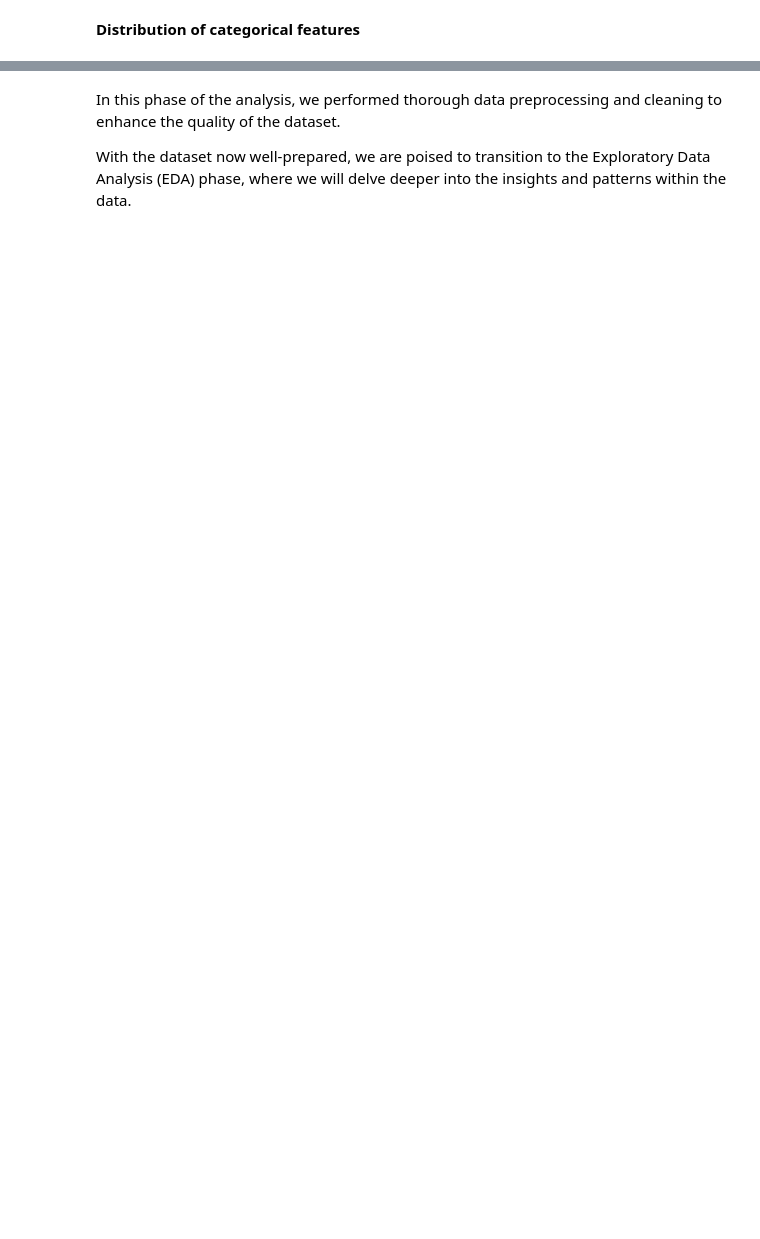
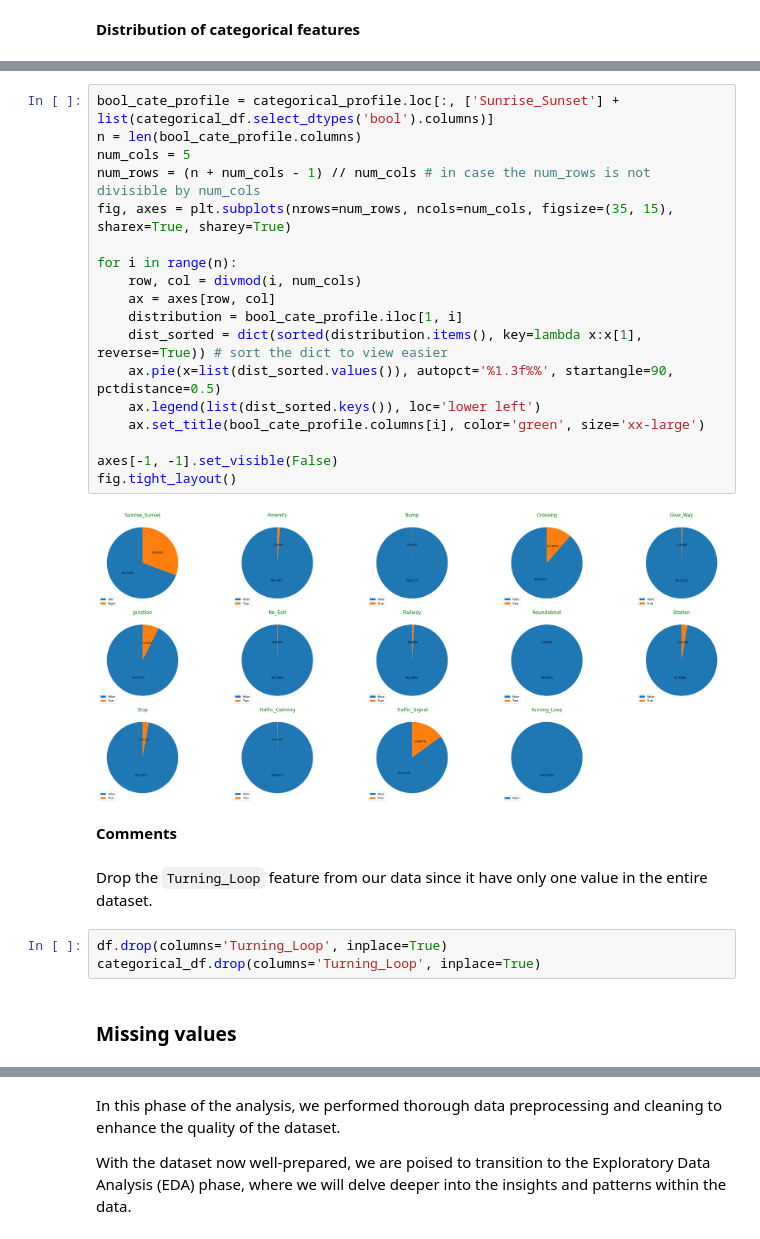
Before and after one commit to knightstark7/FinalProject-P4DS, a Jupyter notebook: USAccident.ipynb, the cells around one changed output, grey strips where cells are left out. Saved outputs shown, nothing was run; the diff lists cells and outputs as text; blank space fills up the shorter version.

```diff
--- a/USAccident.ipynb
+++ b/USAccident.ipynb
@@ -419 +450,30 @@ Let's run the `display_data_profile()` on the modified data.
+# %%
+bool_cate_profile = categorical_profile.loc[:, ['Sunrise_Sunset'] + list(categorical_df.select_dtypes('bool').columns)]
+n = len(bool_cate_profile.columns)
+num_cols = 5
+num_rows = (n + num_cols - 1) // num_cols # in case the num_rows is not divisible by num_cols
+fig, axes = plt.subplots(nrows=num_rows, ncols=num_cols, figsize=(35, 15), sharex=True, sharey=True)
+
+for i in range(n):
+    row, col = divmod(i, num_cols)
+    ax = axes[row, col]
+    distribution = bool_cate_profile.iloc[1, i]
+    dist_sorted = dict(sorted(distribution.items(), key=lambda x:x[1], reverse=True)) # sort the dict to view easier
+    ax.pie(x=list(dist_sorted.values()), autopct='%1.3f%%', startangle=90, pctdistance=0.5)
+    ax.legend(list(dist_sorted.keys()), loc='lower left')
+    ax.set_title(bool_cate_profile.columns[i], color='green', size='xx-large')
+
+axes[-1, -1].set_visible(False)
+fig.tight_layout()
+# %% [output]
+[figure, added]
+# %% [markdown]
+**Comments**
+# %% [markdown]
+Drop the `Turning_Loop` feature from our data since it have only one value in the entire dataset.
+# %%
+df.drop(columns='Turning_Loop', inplace=True)
+categorical_df.drop(columns='Turning_Loop', inplace=True)
+# %% [markdown]
+### Missing values
 # %%
```
Also changed, not shown: parts of 21 cells of this notebook.
